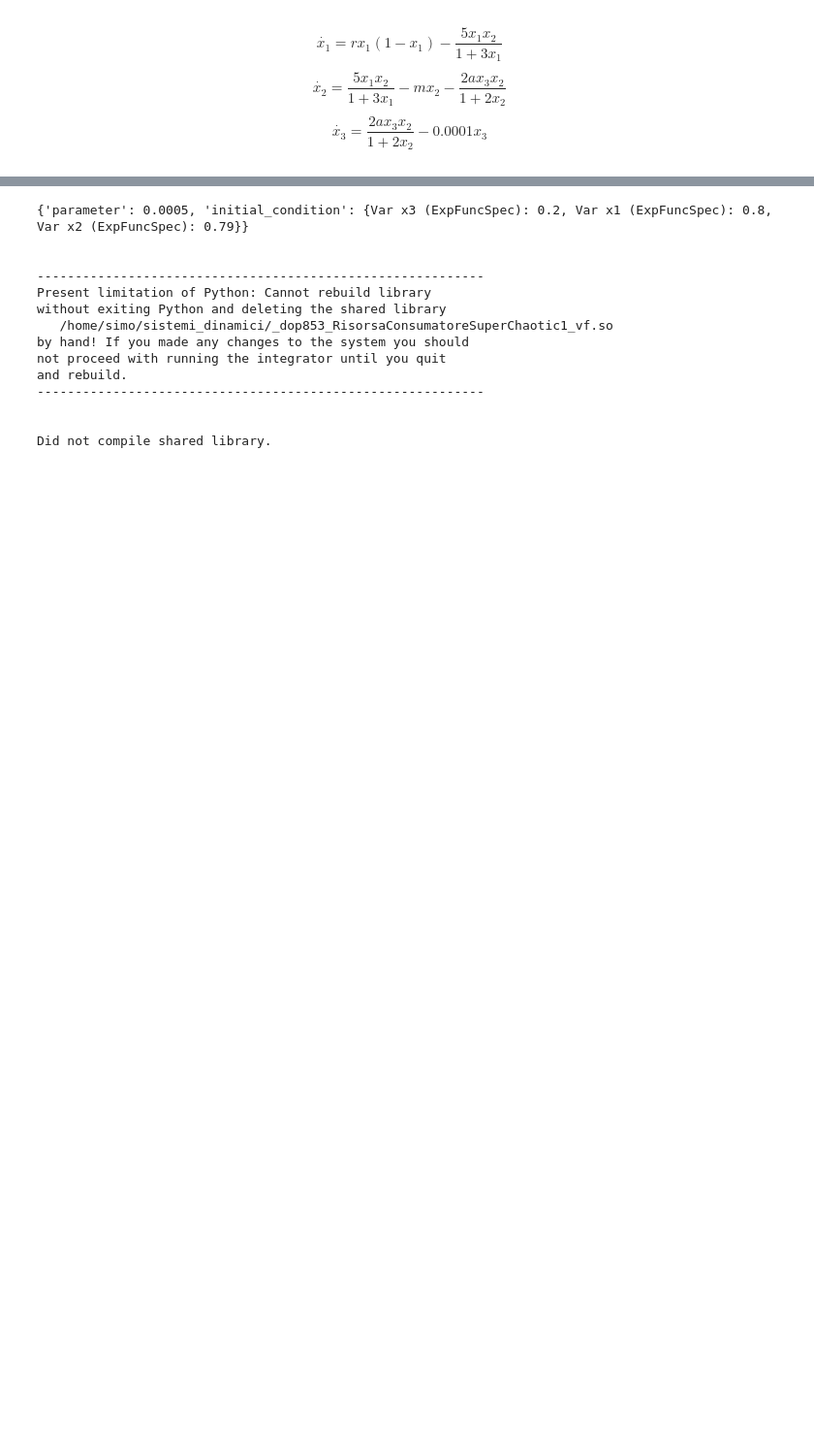
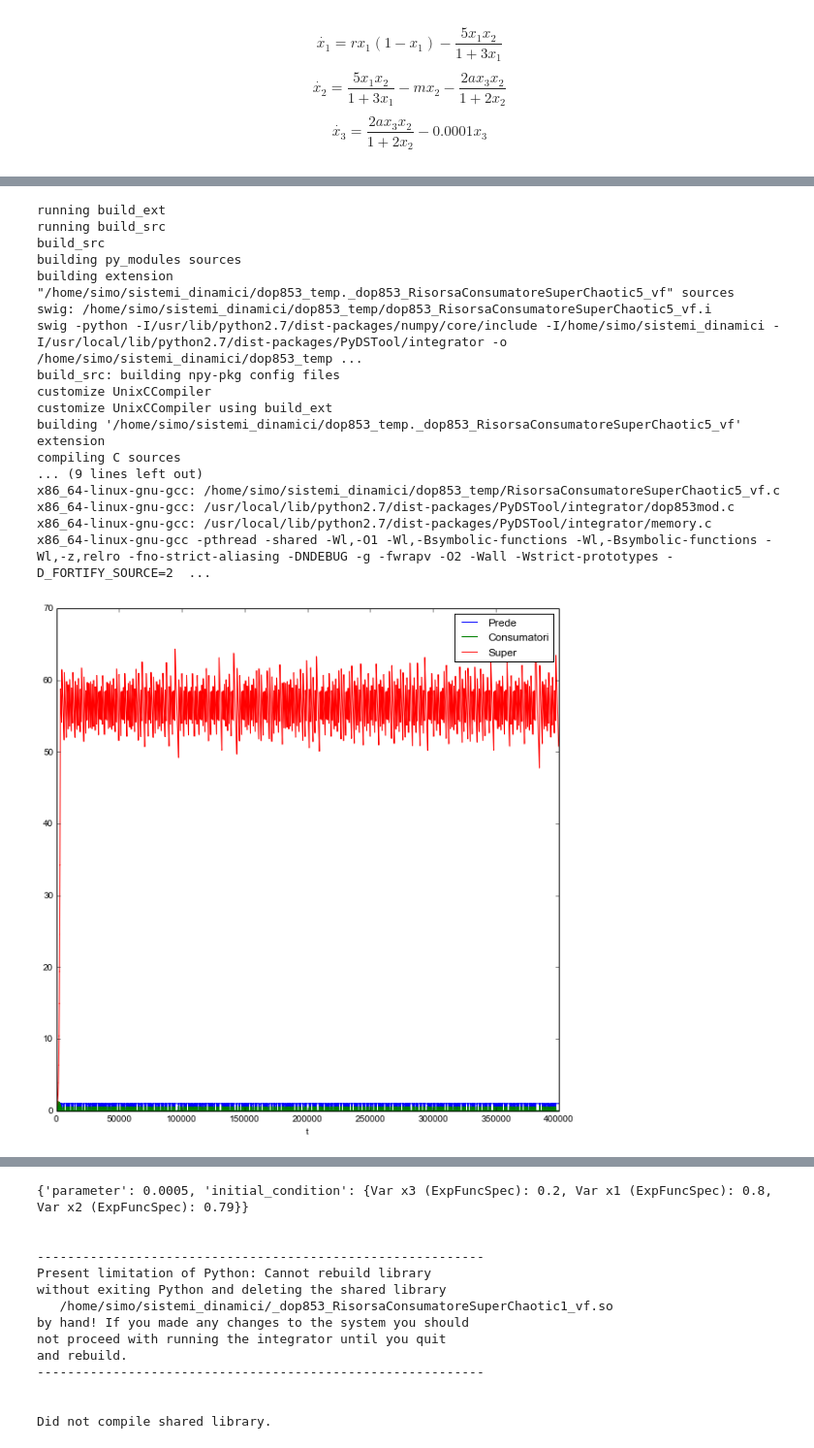
Before and after one commit to siscia/sistemi_dinamici, a Jupyter notebook: RobertExample.ipynb, the cells around one changed output, grey strips where cells are left out. Shown: that part at 97% size. Saved outputs shown, nothing was run; the diff lists cells and outputs as text; code cells hidden in the pictures; blank space fills up the shorter version.

```diff
--- a/RobertExample.ipynb
+++ b/RobertExample.ipynb
@@ -165,5 +192,5 @@ print len(pts['thresh_ev_prec']['x2'])
 # %%
-a = Par(0.0008, 'a')
+a = Par(0.005, 'a')
 
 variable = {x1 : x1_dot,
             x2 : x2_dot,
@@ -225,0 +239,70 @@ Did not compile shared library.
+# %%
+variable = {x1 : x1_dot,
+            x2 : x2_dot,
+            x3 : x3_dot}
+
+initial_condition = {x1 : 0.8,
+                     x2 : 0.2,
+                     x3 : 0.2}
+
+state = {'initial_condition' : initial_condition,
+         'parameter' : float(str(a.eval()))}
+
+def create_time_partition(to, frm, time_step):
+    return [[x, x + time_step] for x in xrange(to, frm, time_step)]
+
+thresh_ev_prec = Events.makeZeroCrossEvent('x3-55.0', 1,
+                                {'name': 'thresh_ev_prec',
+                                 'eventtol': 1e-3,
+                                 'term': False}, ['x3'],
+                                    targetlang='c')
+
+time_partition = create_time_partition(0, 400000, 100)
+Chaotic_args = args()
+Chaotic_args.name = 'RisorsaConsumatoreSuperChaotic5'
+Chaotic_args.ics = state['initial_condition']
+Chaotic_args.pars = [r, m, a]
+Chaotic_args.varspecs = variable
+Chaotic_args.algparams = {'max_pts' : int(10e6), 'fac1' : 0.90}
+Chaotic_args['events'] = thresh_ev_prec
+
+Chaotic = Generator.Dopri_ODEsystem(Chaotic_args)
+
+for time in time_partition:
+    # print time
+    Chaotic.set(tdata = time)
+    traj = Chaotic.compute('Long', 'c')
+
+if traj:
+    pts = traj.sample()
+    plt.figure(figsize=(10, 10), dpi=300)
+    plt.plot(pts['t'], pts['x1'], label = 'Prede')
+    plt.plot(pts['t'], pts['x2'], label = 'Consumatori')
+    plt.plot(pts['t'], pts['x3'], label = 'Super')
+    plt.legend()
+    plt.xlabel('t')
+    plt.figure()
+    evt = Chaotic.getEventTimes()['thresh_ev_prec']
+    plot(evt)
+else:
+    print Chaotic.diagnostics.showErrors()
+    print Chaotic.diagnostics.showWarnings()
+# %% [output]
+running build_ext
+running build_src
+build_src
+building py_modules sources
+building extension "/home/simo/sistemi_dinamici/dop853_temp._dop853_RisorsaConsumatoreSuperChaotic5_vf" sources
+swig: /home/simo/sistemi_dinamici/dop853_temp/dop853_RisorsaConsumatoreSuperChaotic5_vf.i
+swig -python -I/usr/lib/python2.7/dist-packages/numpy/core/include -I/home/simo/sistemi_dinamici -I/usr/local/lib/python2.7/dist-packages/PyDSTool/integrator -o /home/simo/sistemi_dinamici/dop853_temp ...
+build_src: building npy-pkg config files
+customize UnixCCompiler
+customize UnixCCompiler using build_ext
+building '/home/simo/sistemi_dinamici/dop853_temp._dop853_RisorsaConsumatoreSuperChaotic5_vf' extension
+compiling C sources
+... (9 lines left out)
+x86_64-linux-gnu-gcc: /home/simo/sistemi_dinamici/dop853_temp/RisorsaConsumatoreSuperChaotic5_vf.c
+x86_64-linux-gnu-gcc: /usr/local/lib/python2.7/dist-packages/PyDSTool/integrator/dop853mod.c
+x86_64-linux-gnu-gcc: /usr/local/lib/python2.7/dist-packages/PyDSTool/integrator/memory.c
+x86_64-linux-gnu-gcc -pthread -shared -Wl,-O1 -Wl,-Bsymbolic-functions -Wl,-Bsymbolic-functions -Wl,-z,relro -fno-strict-aliasing -DNDEBUG -g -fwrapv -O2 -Wall -Wstrict-prototypes -D_FORTIFY_SOURCE=2  ...
+[figure, added]
```
Also changed, not shown: parts of 26 cells of this notebook.
